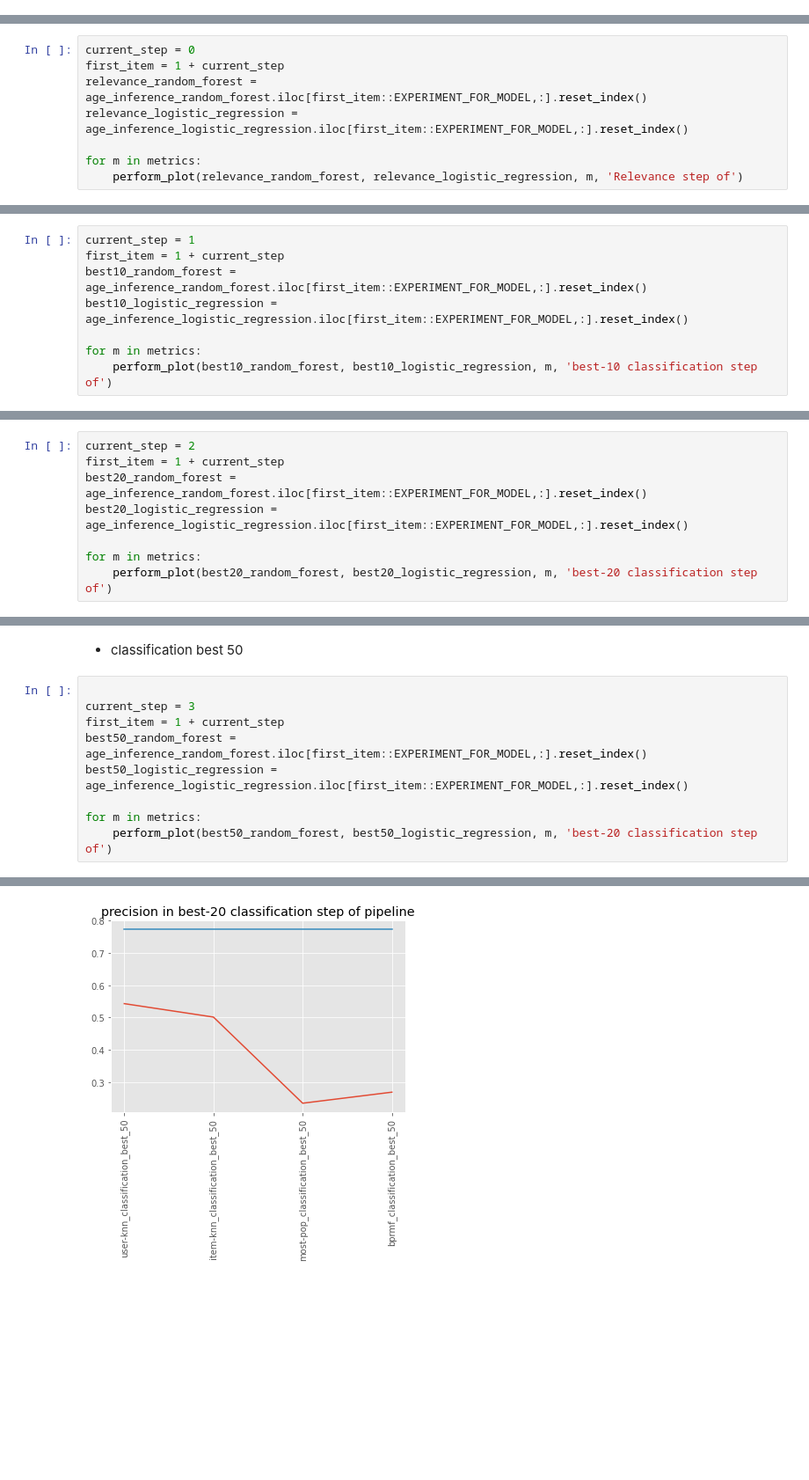
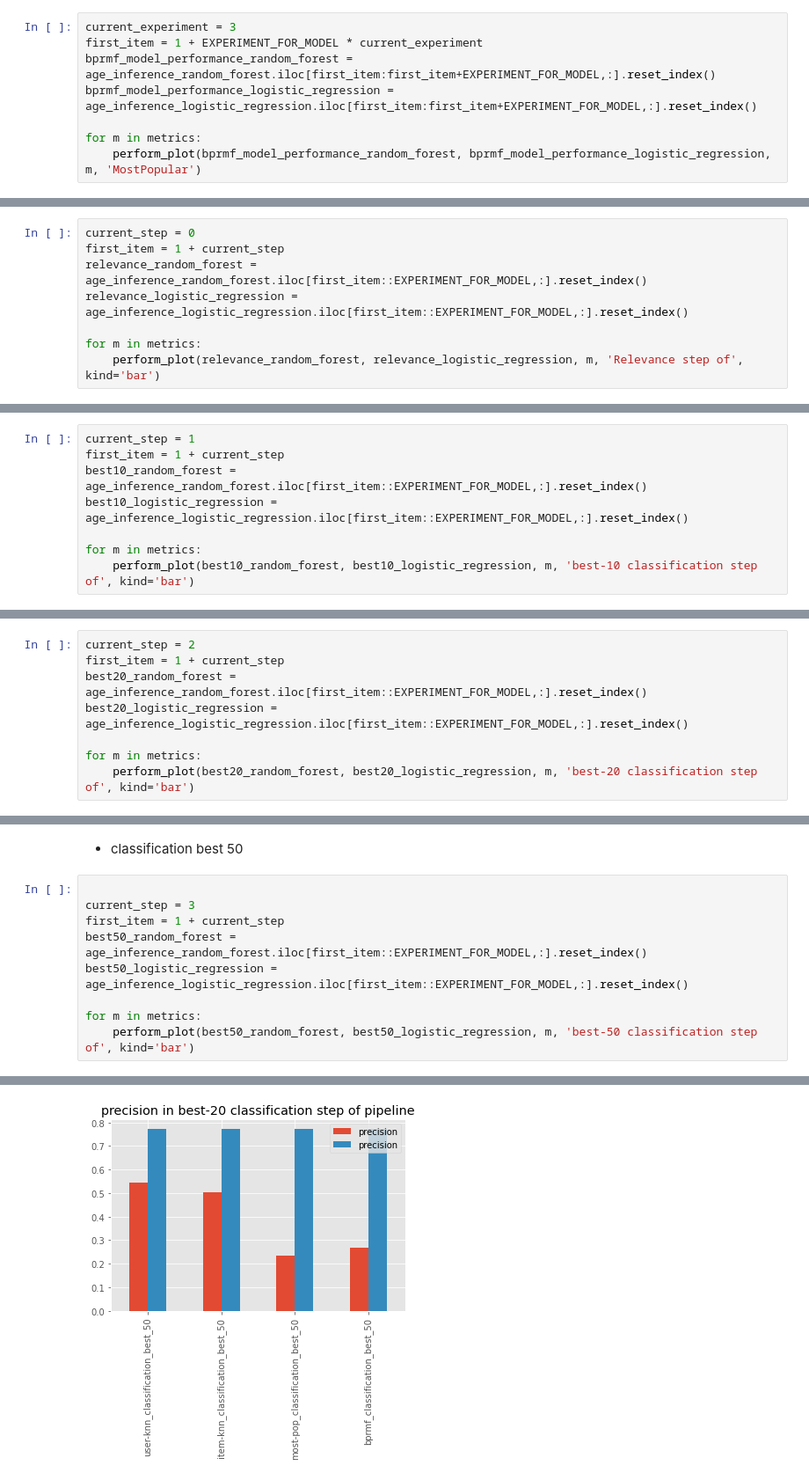
Before and after one commit to marinimau/privacy_and_fairness_in_recsys, a Jupyter notebook: results/plot_age.ipynb, the cells around one changed output, grey strips where cells are left out. Shown at 88% size. Cells and saved outputs as stored; diff of their text form; blank space fills up the shorter version.

```diff
--- a/results/plot_age.ipynb
+++ b/results/plot_age.ipynb
@@ -99,0 +106,8 @@ for m in metrics:
+# %%
+current_experiment = 3
+first_item = 1 + EXPERIMENT_FOR_MODEL * current_experiment
+bprmf_model_performance_random_forest = age_inference_random_forest.iloc[first_item:first_item+EXPERIMENT_FOR_MODEL,:].reset_index()
+bprmf_model_performance_logistic_regression = age_inference_logistic_regression.iloc[first_item:first_item+EXPERIMENT_FOR_MODEL,:].reset_index()
+
+for m in metrics:
+    perform_plot(bprmf_model_performance_random_forest, bprmf_model_performance_logistic_regression, m, 'MostPopular')
@@ -124,5 +144,5 @@ relevance_random_forest = age_inference_random_forest.iloc[first_item::EXPERIMEN
 relevance_logistic_regression = age_inference_logistic_regression.iloc[first_item::EXPERIMENT_FOR_MODEL,:].reset_index()
 
 for m in metrics:
-    perform_plot(relevance_random_forest, relevance_logistic_regression, m, 'Relevance step of')
+    perform_plot(relevance_random_forest, relevance_logistic_regression, m, 'Relevance step of', kind='bar')
 # %% [output]
@@ -140,5 +165,5 @@ best10_random_forest = age_inference_random_forest.iloc[first_item::EXPERIMENT_F
 best10_logistic_regression = age_inference_logistic_regression.iloc[first_item::EXPERIMENT_FOR_MODEL,:].reset_index()
 
 for m in metrics:
-    perform_plot(best10_random_forest, best10_logistic_regression, m, 'best-10 classification step of')
+    perform_plot(best10_random_forest, best10_logistic_regression, m, 'best-10 classification step of', kind='bar')
 # %% [output]
@@ -156,5 +186,5 @@ best20_random_forest = age_inference_random_forest.iloc[first_item::EXPERIMENT_F
 best20_logistic_regression = age_inference_logistic_regression.iloc[first_item::EXPERIMENT_FOR_MODEL,:].reset_index()
 
 for m in metrics:
-    perform_plot(best20_random_forest, best20_logistic_regression, m, 'best-20 classification step of')
+    perform_plot(best20_random_forest, best20_logistic_regression, m, 'best-20 classification step of', kind='bar')
 # %% [output]
@@ -173,5 +208,5 @@ best50_random_forest = age_inference_random_forest.iloc[first_item::EXPERIMENT_F
 best50_logistic_regression = age_inference_logistic_regression.iloc[first_item::EXPERIMENT_FOR_MODEL,:].reset_index()
 
 for m in metrics:
-    perform_plot(best50_random_forest, best50_logistic_regression, m, 'best-20 classification step of')
+    perform_plot(best50_random_forest, best50_logistic_regression, m, 'best-50 classification step of', kind='bar')
 # %% [output]
@@ -180 +218 @@ for m in metrics:
-[figure, old version]
+[figure, new version]
```
Also changed, not shown: parts of 7 cells of this notebook.
